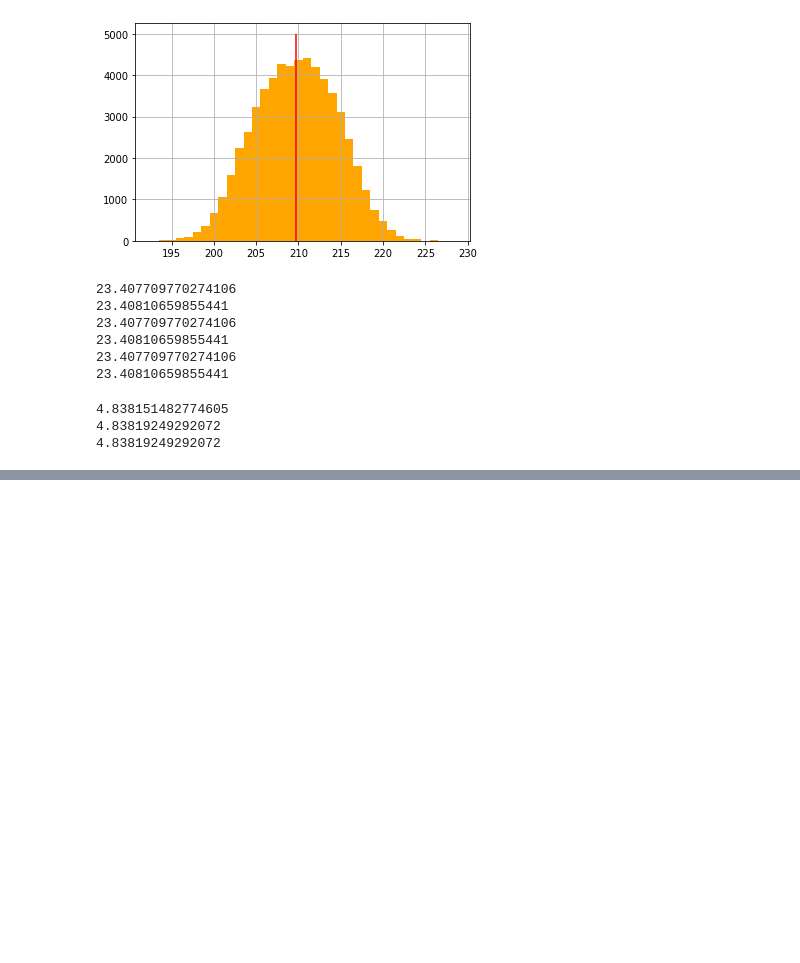
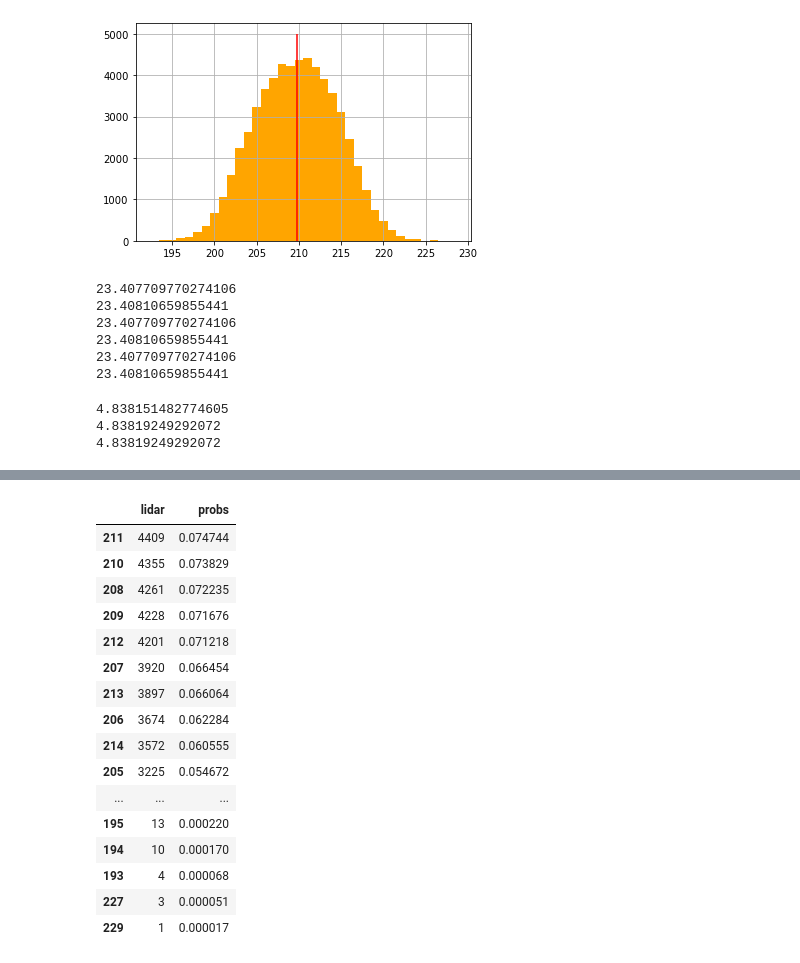
Before and after one commit to katotaku1192/ProbabilisticRobotics, a Jupyter notebook: section_sensor/lidar_200.ipynb, the cells around one changed output, grey strips where cells are left out. Drawn from its saved outputs; the diff is of its cells as text; code cells hidden in the pictures; blank space fills up the shorter version.

```diff
--- a/section_sensor/lidar_200.ipynb
+++ b/section_sensor/lidar_200.ipynb
@@ -98,0 +123,24 @@ print(pandas_stddev)
+# %%
+def drawing():
+    return freqs.sample(n=1, weights="probs").index[0]
+
+drawing()
+freqs
+# %% [output]
+|  | lidar | probs |
+| 211 | 4409 | 0.074744 |
+| 210 | 4355 | 0.073829 |
+| 208 | 4261 | 0.072235 |
+| 209 | 4228 | 0.071676 |
+| 212 | 4201 | 0.071218 |
+| 207 | 3920 | 0.066454 |
+| 213 | 3897 | 0.066064 |
+| 206 | 3674 | 0.062284 |
+| 214 | 3572 | 0.060555 |
+| 205 | 3225 | 0.054672 |
+| ... | ... | ... |
+| 195 | 13 | 0.000220 |
+| 194 | 10 | 0.000170 |
+| 193 | 4 | 0.000068 |
+| 227 | 3 | 0.000051 |
+| 229 | 1 | 0.000017 |
```
Also changed, not shown: parts of 4 cells of this notebook.
